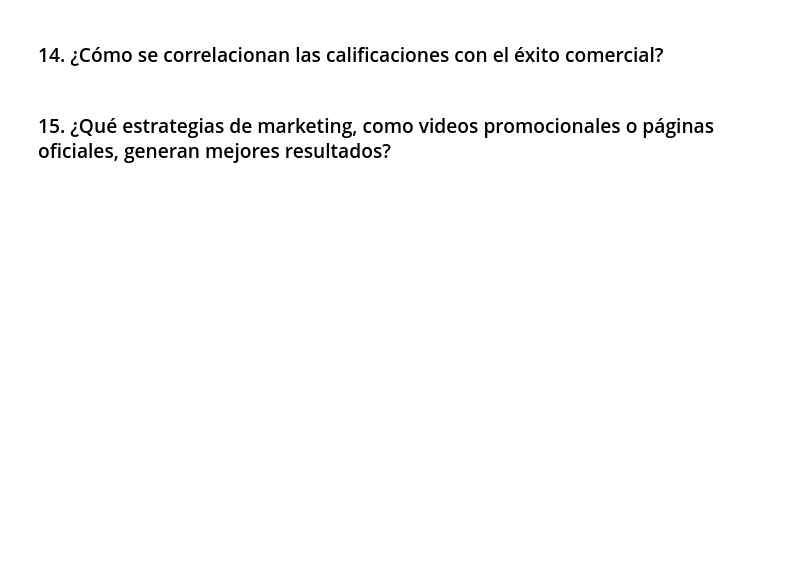
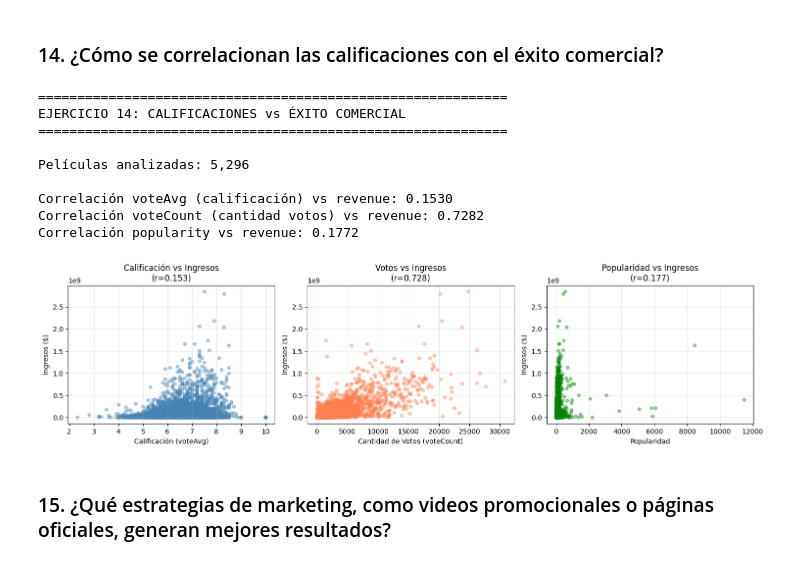
Before and after one commit to jcdiegolopez/MD-LAB01, a Jupyter notebook: main.ipynb, the cells around one changed output. Saved outputs shown, nothing was run; the diff lists cells and outputs as text; code cells hidden in the pictures; blank space fills up the shorter version.

```diff
--- a/main.ipynb
+++ b/main.ipynb
@@ -1069,4 +1253,59 @@ Savannah Tuesday                                  1
 # %% [markdown]
 ### 14. ¿Cómo se correlacionan las calificaciones con el éxito comercial?
+# %%
+# Ejercicio 14: Correlación entre calificaciones y éxito comercial
+df = datos[(datos['revenue'] > 0) & (datos['voteAvg'] > 0) & (datos['voteCount'] > 0)].copy()
+
+print("="*60)
+print("EJERCICIO 14: CALIFICACIONES vs ÉXITO COMERCIAL")
+print("="*60)
+
+# Correlaciones
+corr_voteavg_revenue = df['voteAvg'].corr(df['revenue'])
+corr_votecount_revenue = df['voteCount'].corr(df['revenue'])
+corr_popularity_revenue = df['popularity'].corr(df['revenue'])
+
+print(f"\nPelículas analizadas: {len(df):,}")
+print(f"\nCorrelación voteAvg (calificación) vs revenue: {corr_voteavg_revenue:.4f}")
+print(f"Correlación voteCount (cantidad votos) vs revenue: {corr_votecount_revenue:.4f}")
+print(f"Correlación popularity vs revenue: {corr_popularity_revenue:.4f}")
+
+# Gráfico
+fig, axes = plt.subplots(1, 3, figsize=(15, 4))
+
+# voteAvg vs revenue
+axes[0].scatter(df['voteAvg'], df['revenue'], alpha=0.4, s=20, color='steelblue')
+axes[0].set_xlabel('Calificación (voteAvg)')
+axes[0].set_ylabel('Ingresos ($)')
+axes[0].set_title(f'Calificación vs Ingresos\n(r={corr_voteavg_revenue:.3f})')
+axes[0].grid(alpha=0.3)
+
+# voteCount vs revenue
+axes[1].scatter(df['voteCount'], df['revenue'], alpha=0.4, s=20, color='coral')
+axes[1].set_xlabel('Cantidad de Votos (voteCount)')
+axes[1].set_ylabel('Ingresos ($)')
+axes[1].set_title(f'Votos vs Ingresos\n(r={corr_votecount_revenue:.3f})')
+axes[1].grid(alpha=0.3)
+
+# popularity vs revenue
+axes[2].scatter(df['popularity'], df['revenue'], alpha=0.4, s=20, color='green')
+axes[2].set_xlabel('Popularidad')
+axes[2].set_ylabel('Ingresos ($)')
+axes[2].set_title(f'Popularidad vs Ingresos\n(r={corr_popularity_revenue:.3f})')
+axes[2].grid(alpha=0.3)
+
+plt.tight_layout()
+plt.show()
+# %% [output]
+============================================================
+EJERCICIO 14: CALIFICACIONES vs ÉXITO COMERCIAL
+============================================================
+
+Películas analizadas: 5,296
+
+Correlación voteAvg (calificación) vs revenue: 0.1530
+Correlación voteCount (cantidad votos) vs revenue: 0.7282
+Correlación popularity vs revenue: 0.1772
+[figure, added]
 # %% [markdown]
 ### 15. ¿Qué estrategias de marketing, como videos promocionales o páginas oficiales, generan mejores resultados?
```
Also changed, not shown: parts of 10 cells of this notebook.
